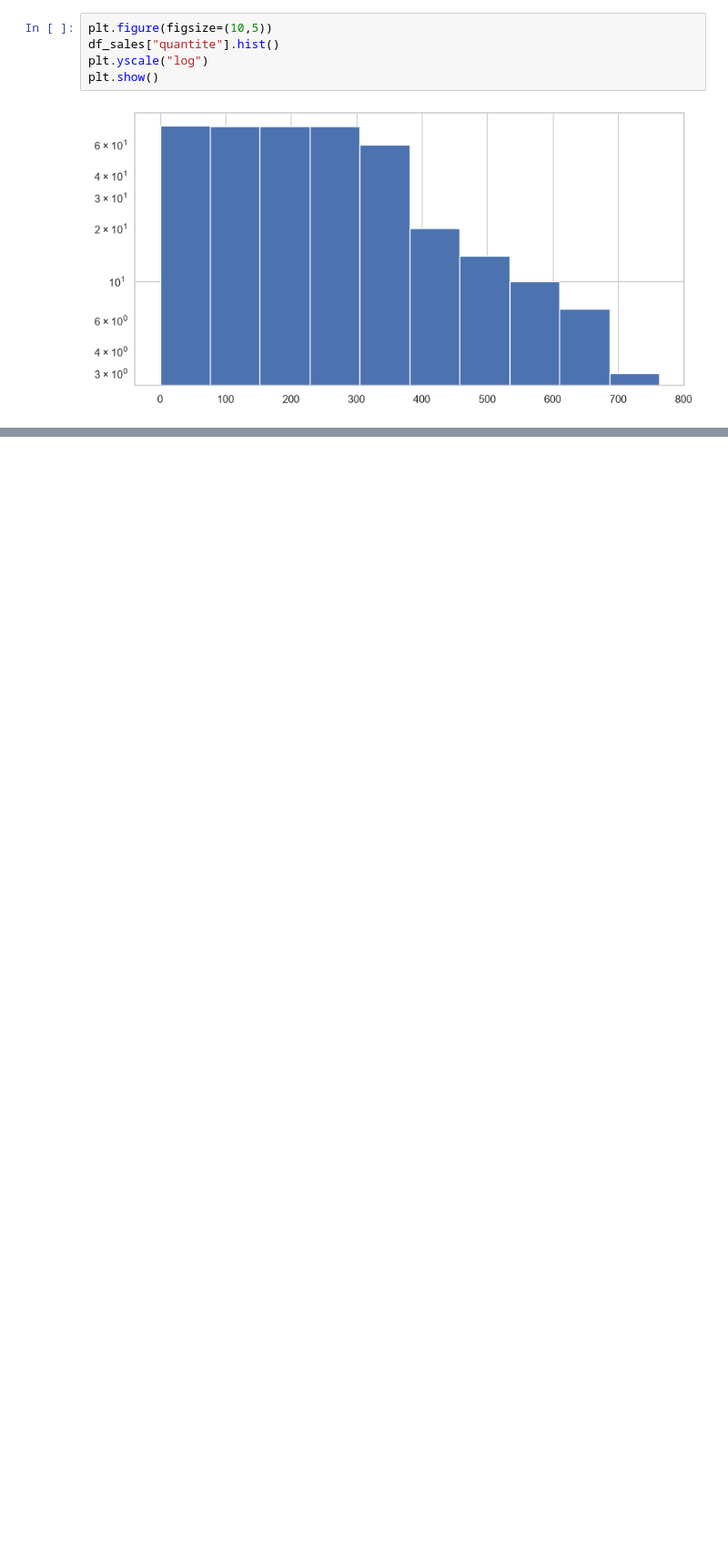
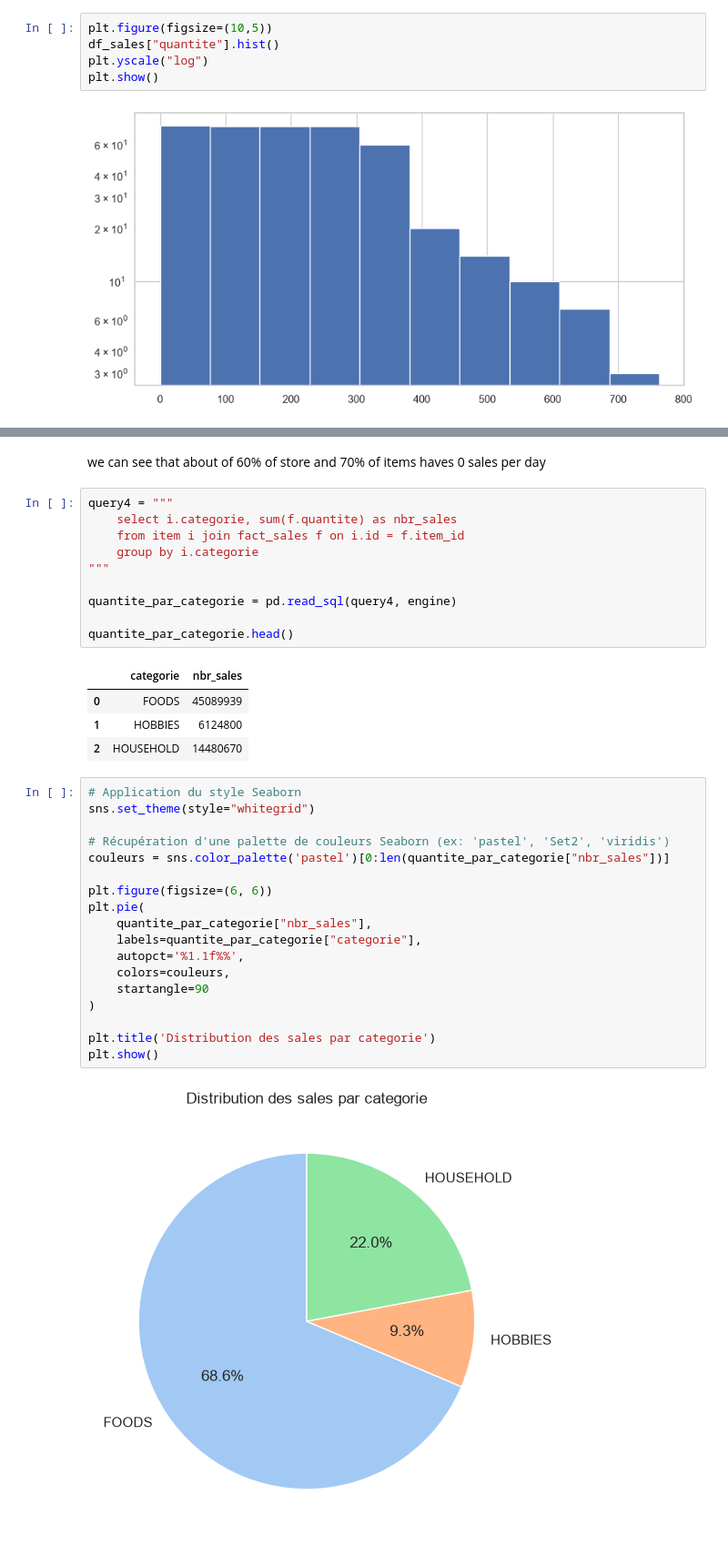
Before and after one commit to MohamedHD-debug/demand-forecasting, a Jupyter notebook: notebooks/EDA.ipynb, the cells around one changed output, grey strips where cells are left out. Shown at 91% size. Saved outputs shown, nothing was run; the diff lists cells and outputs as text; blank space fills up the shorter version.

```diff
--- a/notebooks/EDA.ipynb
+++ b/notebooks/EDA.ipynb
@@ -118,0 +86,37 @@ plt.show()
+# %% [markdown]
+we can see that about of 60% of store and 70% of items haves 0 sales per day
+# %%
+query4 = """
+    select i.categorie, sum(f.quantite) as nbr_sales
+    from item i join fact_sales f on i.id = f.item_id
+    group by i.categorie
+"""
+
+quantite_par_categorie = pd.read_sql(query4, engine)
+
+quantite_par_categorie.head()
+# %% [output]
+|  | categorie | nbr_sales |
+| 0 | FOODS | 45089939 |
+| 1 | HOBBIES | 6124800 |
+| 2 | HOUSEHOLD | 14480670 |
+# %%
+# Application du style Seaborn
+sns.set_theme(style="whitegrid")
+
+# Récupération d'une palette de couleurs Seaborn (ex: 'pastel', 'Set2', 'viridis')
+couleurs = sns.color_palette('pastel')[0:len(quantite_par_categorie["nbr_sales"])]
+
+plt.figure(figsize=(6, 6))
+plt.pie(
+    quantite_par_categorie["nbr_sales"],
+    labels=quantite_par_categorie["categorie"],
+    autopct='%1.1f%%',
+    colors=couleurs,
+    startangle=90
+)
+
+plt.title('Distribution des sales par categorie')
+plt.show()
+# %% [output]
+[figure, added]
```
Also changed, not shown: parts of 44 cells of this notebook, 2 other files.
